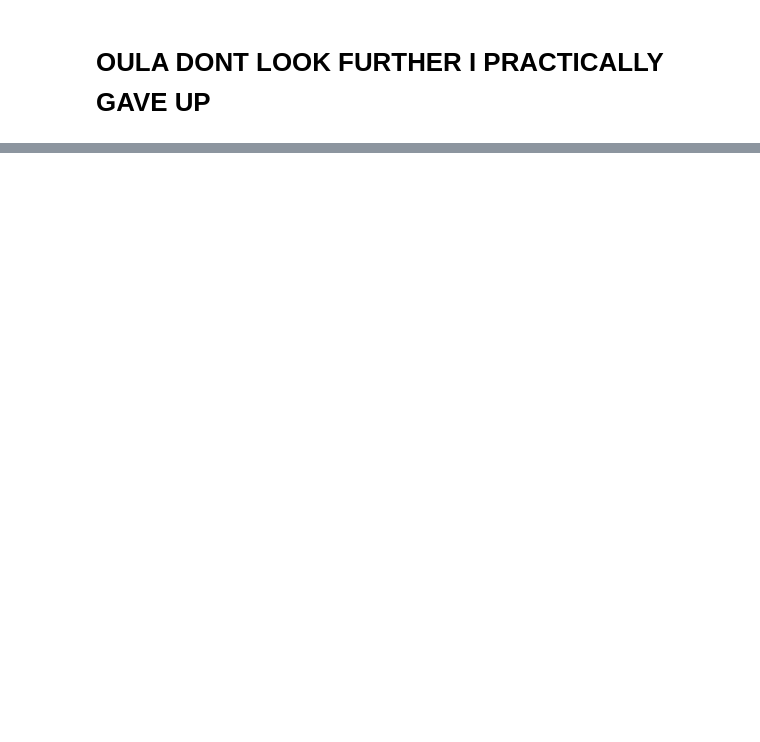
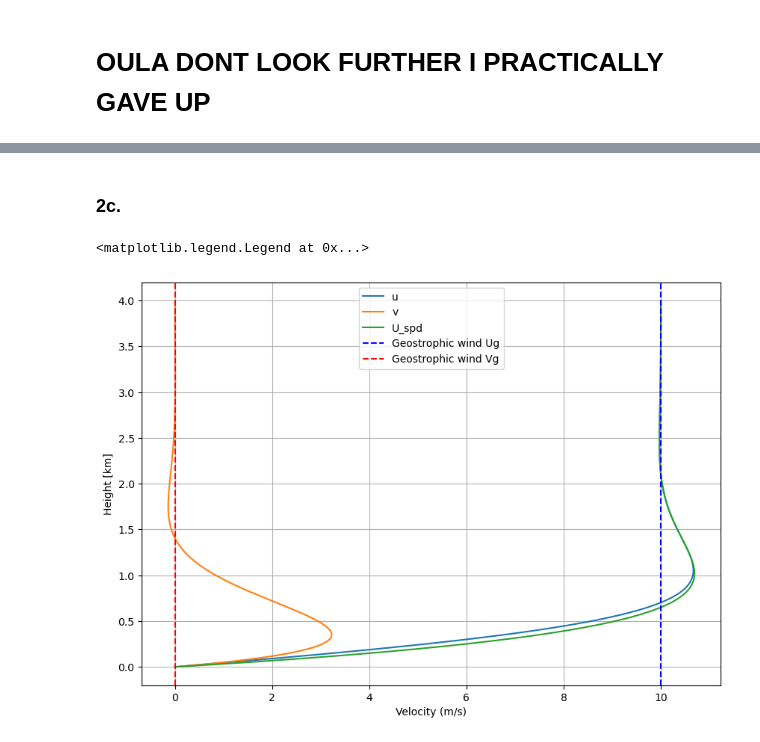
Before and after one commit to maxxyvvdb/Dynamics-Q2-projects, a Jupyter notebook: Week 3/Week_3.ipynb, the cells around one changed output, grey strips where cells are left out. Saved outputs shown, nothing was run; the diff lists cells and outputs as text; code cells hidden in the pictures; blank space fills up the shorter version.

```diff
--- a/Week 3/Week_3.ipynb
+++ b/Week 3/Week_3.ipynb
@@ -285,0 +268,31 @@ array([-0.53097345, -0.52013726, -0.50930107, -0.49846487, -0.48762868,
+# %% [markdown]
+### 2c.
+# %%
+def velocities(Km,z,Ug):
+    f = 1e-4
+    gamma = np.sqrt(f/(2*Km))
+
+    u = Ug*(1-np.exp(-gamma*z)*np.cos(gamma*z))
+    v = Ug*np.exp(-gamma*z)*np.sin(gamma * z)
+
+    U_spd = np.sqrt(u**2+v**2)
+    return u, v, U_spd
+
+z = np.linspace(0,4e3,1000)
+u, v, U_spd = velocities(Km = 10, z = z, Ug = 10)
+
+plt.figure(figsize=(10,7))
+plt.plot(u,z*1e-3,label="u")
+plt.plot(v,z*1e-3,label="v")
+plt.plot(U_spd,z*1e-3,label='U_spd')
+plt.axvline(10,label='Geostrophic wind Ug',c='b',linestyle='--')
+plt.axvline(0,label='Geostrophic wind Vg',c='r',linestyle='--')
+
+plt.xlabel("Velocity (m/s)")
+plt.ylabel("Height [km]")
+
+plt.grid()
+plt.legend()
+# %% [output]
+<matplotlib.legend.Legend at 0x...>
+[figure, added]
```
Also changed, not shown: parts of 9 cells of this notebook, 1 other file.
